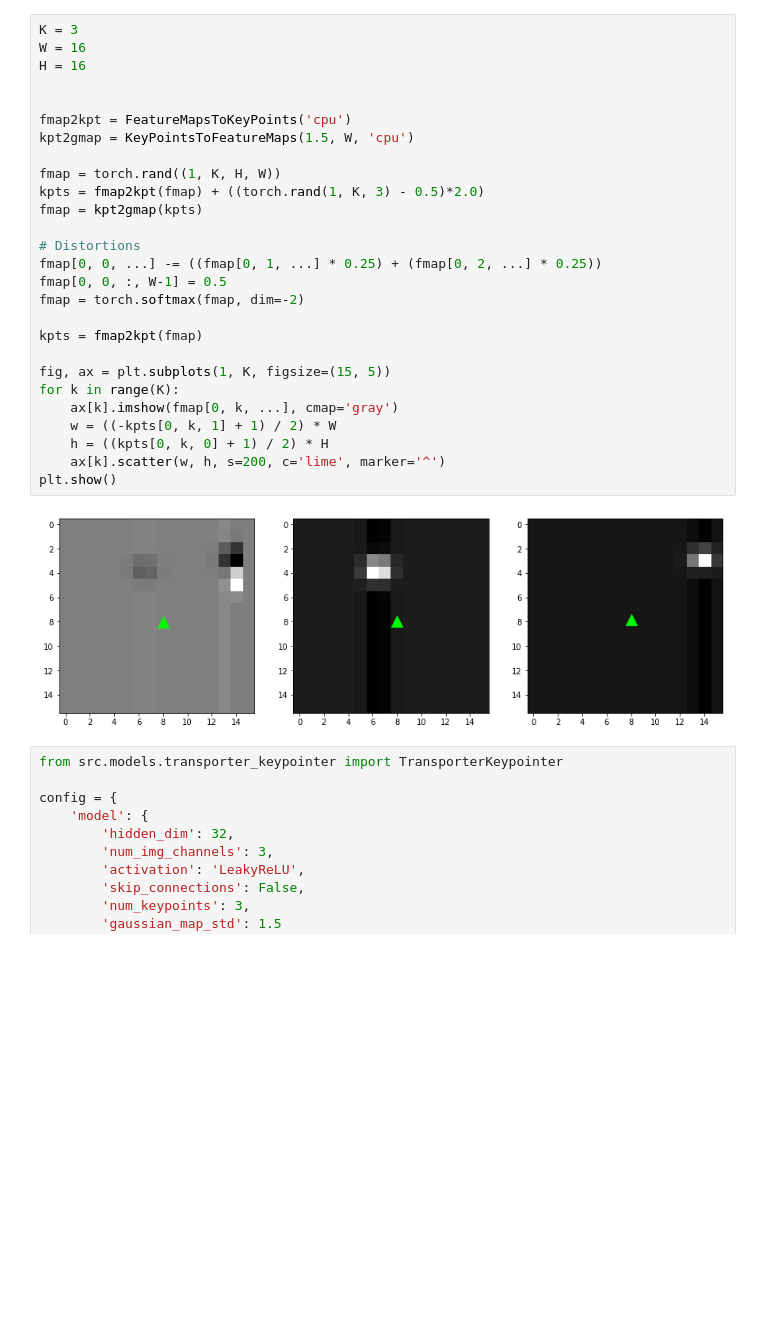
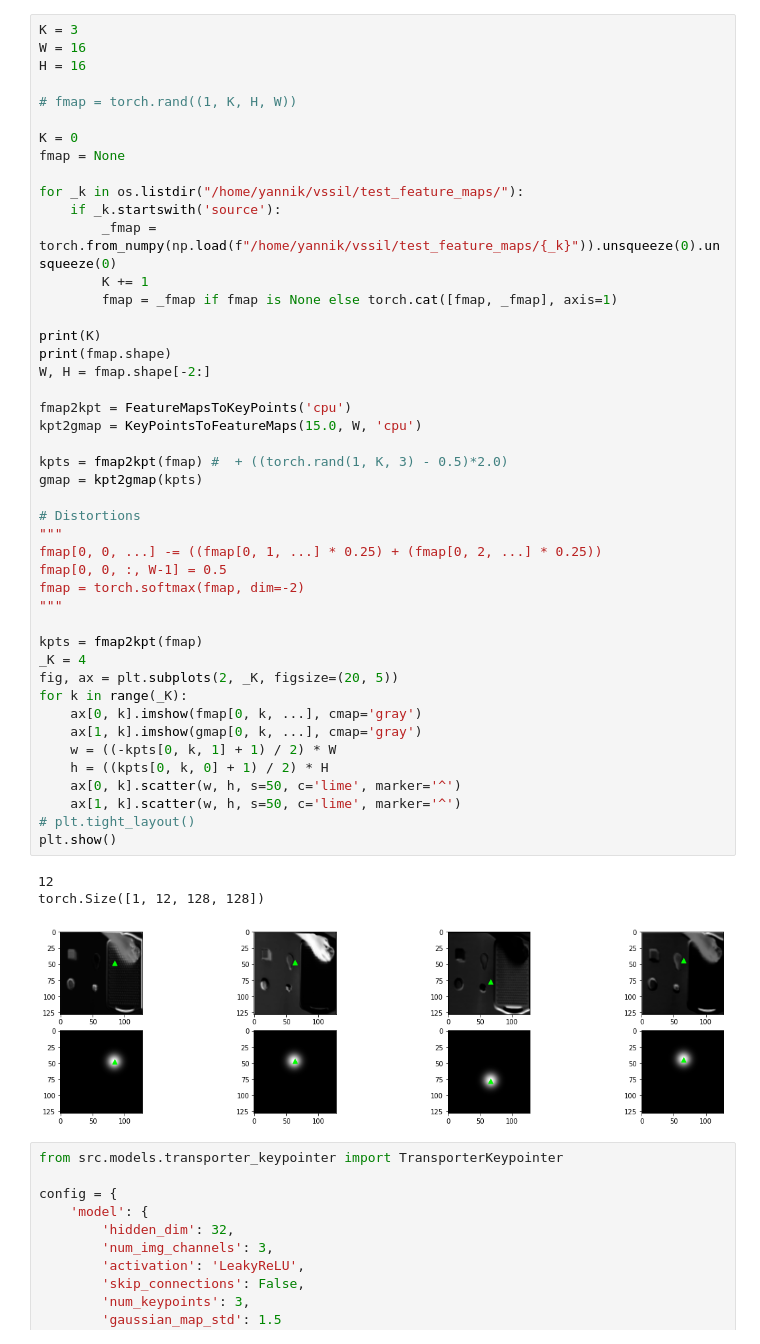
Before and after one commit to YFrisch/vssil, a Jupyter notebook: notebooks/SpatialSoftArgmax.ipynb, the cells around one changed output. Drawn from its saved outputs; the diff is of its cells as text; blank space fills up the shorter version.

```diff
--- a/notebooks/SpatialSoftArgmax.ipynb
+++ b/notebooks/SpatialSoftArgmax.ipynb
@@ -6,32 +8,52 @@ from src.models.ulosd_layers import FeatureMapsToKeyPoints, KeyPointsToFeatureMa
 # %%
 K = 3
 W = 16
 H = 16
 
+# fmap = torch.rand((1, K, H, W))
+
+K = 0
+fmap = None
+
+for _k in os.listdir("/home/yannik/vssil/test_feature_maps/"):
+    if _k.startswith('source'):
+        _fmap = torch.from_numpy(np.load(f"/home/yannik/vssil/test_feature_maps/{_k}")).unsqueeze(0).unsqueeze(0)
+        K += 1
+        fmap = _fmap if fmap is None else torch.cat([fmap, _fmap], axis=1)
+
+print(K)
+print(fmap.shape)
+W, H = fmap.shape[-2:]
 
 fmap2kpt = FeatureMapsToKeyPoints('cpu')
-kpt2gmap = KeyPointsToFeatureMaps(1.5, W, 'cpu')
+kpt2gmap = KeyPointsToFeatureMaps(15.0, W, 'cpu')
 
-fmap = torch.rand((1, K, H, W))
-kpts = fmap2kpt(fmap) + ((torch.rand(1, K, 3) - 0.5)*2.0)
-fmap = kpt2gmap(kpts)
+kpts = fmap2kpt(fmap) #  + ((torch.rand(1, K, 3) - 0.5)*2.0)
+gmap = kpt2gmap(kpts)
 
 # Distortions
+"""
 fmap[0, 0, ...] -= ((fmap[0, 1, ...] * 0.25) + (fmap[0, 2, ...] * 0.25))
 fmap[0, 0, :, W-1] = 0.5
 fmap = torch.softmax(fmap, dim=-2)
+"""
 
 kpts = fmap2kpt(fmap)
-
-fig, ax = plt.subplots(1, K, figsize=(15, 5))
-for k in range(K):
-    ax[k].imshow(fmap[0, k, ...], cmap='gray')
+_K = 4
+fig, ax = plt.subplots(2, _K, figsize=(20, 5))
+for k in range(_K):
+    ax[0, k].imshow(fmap[0, k, ...], cmap='gray')
+    ax[1, k].imshow(gmap[0, k, ...], cmap='gray')
     w = ((-kpts[0, k, 1] + 1) / 2) * W
     h = ((kpts[0, k, 0] + 1) / 2) * H
-    ax[k].scatter(w, h, s=200, c='lime', marker='^')
+    ax[0, k].scatter(w, h, s=50, c='lime', marker='^')
+    ax[1, k].scatter(w, h, s=50, c='lime', marker='^')
+# plt.tight_layout()
 plt.show()
 # %% [output]
+12
+torch.Size([1, 12, 128, 128])
-[figure, old version]
+[figure, new version]
 # %%
 from src.models.transporter_keypointer import TransporterKeypointer
 
```
Also changed, not shown: parts of 1 cell of this notebook, 56 other files.
